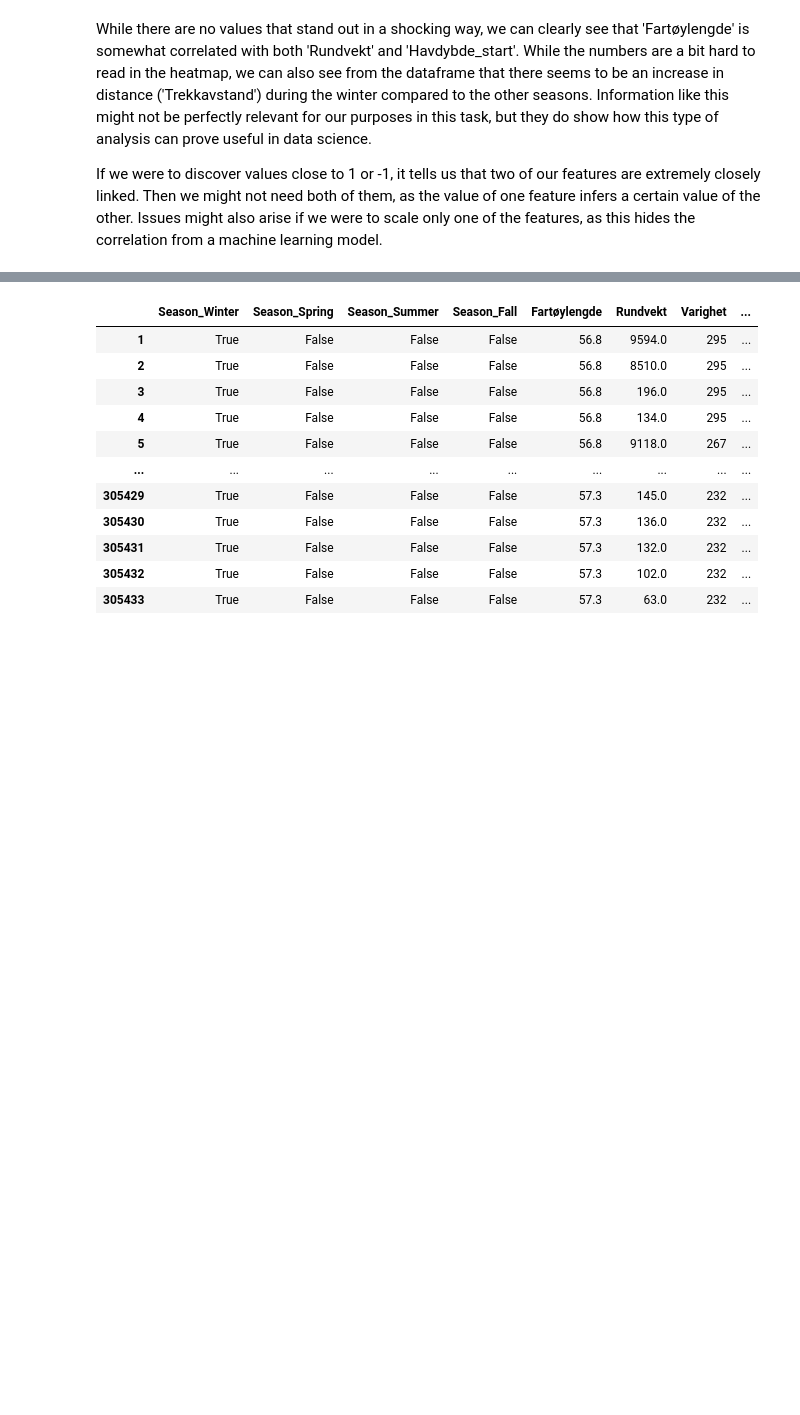
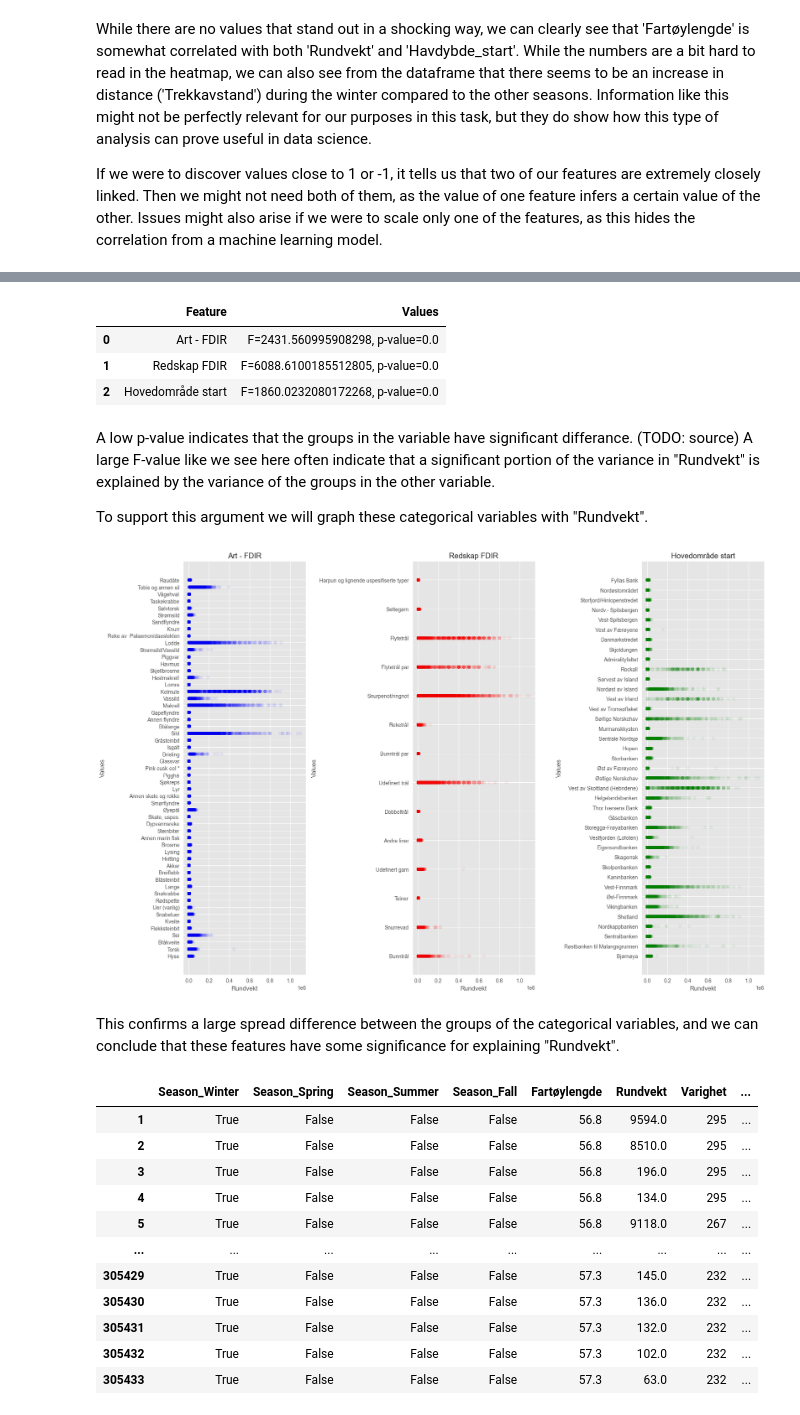
Before and after one commit to StaaleKarlstad/INFO284, a Jupyter notebook: Notebooks/random_forest.ipynb, the cells around one changed output, grey strips where cells are left out. Drawn from its saved outputs; the diff is of its cells as text; code cells hidden in the pictures; blank space fills up the shorter version.

Commit message:
Added categorical variables selection explanation

```diff
--- a/Notebooks/random_forest.ipynb
+++ b/Notebooks/random_forest.ipynb
@@ -419,3 +478,31 @@ If we were to discover values close to 1 or -1, it tells us that two of our feat
+# %%
+calculate_anova("Rundvekt", ["Art - FDIR", "Redskap FDIR", "Hovedområde start"])
+# %% [output]
+|  | Feature | Values |
+| 0 | Art - FDIR | F=2431.560995908298, p-value=0.0 |
+| 1 | Redskap FDIR | F=6088.6100185512805, p-value=0.0 |
+| 2 | Hovedområde start | F=1860.0232080172268, p-value=0.0 |
+# %% [markdown]
+A low p-value indicates that the groups in the variable have significant differance. (TODO: source) A large F-value like we see here often indicate that a significant portion of the variance in "Rundvekt" is explained by the variance of the groups in the other variable.
+
+To support this argument we will graph these categorical variables with "Rundvekt".
+# %%
+categorical_variables = ["Art - FDIR", "Redskap FDIR", "Hovedområde start"]
+colors = ["Blue", "red", "green"]
+fig, axes = plt.subplots(1, 3, figsize=(18, 12))
+
+for i, category in enumerate(categorical_variables):
+    axes[i].scatter(df["Rundvekt"], df[category], alpha=0.05, color=colors[i % len(colors)])
+    axes[i].set_title(category)
+    axes[i].set_xlabel("Rundvekt")
+    axes[i].set_ylabel("Values")
+
+plt.tight_layout()
+plt.show()
+# %% [output]
+[figure, added]
+# %% [markdown]
+This confirms a large spread difference between the groups of the categorical variables, and we can conclude that these features have some significance for explaining "Rundvekt".
 # %%
 features = [ 'Season_Winter', 'Season_Spring','Season_Summer',
             'Season_Fall', 'Fartøylengde', 'Rundvekt', 'Varighet',
```
Also changed, not shown: parts of 18 cells of this notebook.
